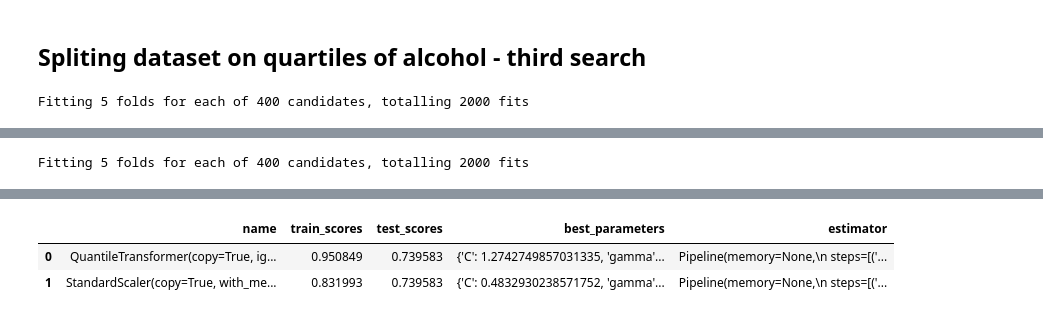
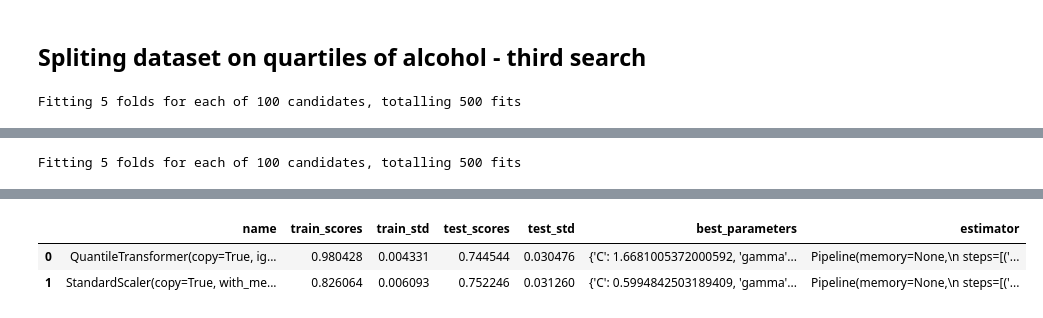
Before and after one commit to pfilo8/Kaggle-Red-Wine-Quality, a Jupyter notebook: Red Wine.ipynb, the cells around one changed output, grey strips where cells are left out. Saved outputs shown, nothing was run; the diff lists cells and outputs as text; code cells hidden in the pictures.

```diff
--- a/Red Wine.ipynb
+++ b/Red Wine.ipynb
@@ -187,7 +189,8 @@ grid_search = GridSearchCV(model,
                            n_jobs = -1,
                            cv = 3,
                            refit = True,
-                           verbose = 1)
+                           verbose = 1,
+                           return_train_score = True)
 # %%
 pipeline = Pipeline(steps = [
     ('scaler', scaler),
@@ -476,12 +393,12 @@ To next analysis we will take MinMaxScaler(-1,1), QuantileTransformer, StandardS
 # %%
-scalers = [MinMaxScaler((-1, 1)), QuantileTransformer(output_distribution = 'uniform'),
+scalers = [MinMaxScaler(), MinMaxScaler((-1, 1)), QuantileTransformer(output_distribution = 'uniform'),
            QuantileTransformer(output_distribution = 'normal'), StandardScaler()]
 
 param_grid = [
   {'C': np.logspace(-2, 2, 20), 'gamma': np.logspace(-2, 2, 20), 'kernel': ['rbf']}
  ]
 
-second_search = find_best_estimator_with_scaler(X_train, X_test, y_train, y_test, param_grid, scalers, cv = 5)
+second_search = find_best_estimator_with_scaler(X_train, y_train, param_grid, scalers, cv = 5)
 
 second_search
 # %% [output]
@@ -579,10 +513,10 @@ plt.show()
 # %% [markdown]
 ## Spliting dataset on quartiles of alcohol - third search
 # %%
-def find_best_estimator_with_quartiles_split(X_train, X_test, y_train, y_test, param_grid, scalers = [None], cv = 3):
+def find_best_estimator_with_quartiles_split(X_train, y_train, param_grid, scalers = [None], cv = 3):
 
-    good_wine_q3 = X_train.loc[wine['good_wine'] == 1, 'alcohol'].quantile(0.85)
-    bad_wine_q1 = X_train.loc[wine['good_wine'] == 0, 'alcohol'].quantile(0.15)
+    good_wine_q3 = X_train.loc[wine['good_wine'] == 1, 'alcohol'].quantile(0.8)
+    bad_wine_q1 = X_train.loc[wine['good_wine'] == 0, 'alcohol'].quantile(0.2)
 
     def predict_quartile(predict_function, sample):
         if sample['alcohol'] > good_wine_q3:
@@ -604,7 +538,9 @@ def find_best_estimator_with_quartiles_split(X_train, X_test, y_train, y_test, p
 
     names = []
     train_scores = []
+    train_scores_std = []
     test_scores = []
+    test_scores_std = []
     best_parameters = []
     estimators = []
 
@@ -617,36 +553,47 @@ def find_best_estimator_with_quartiles_split(X_train, X_test, y_train, y_test, p
                                    n_jobs = -1,
                                    cv = cv,
                                    refit = True,
-                                   verbose = 1)
+                                   verbose = 1,
+                                   return_train_score = True)
 
     for scaler in scalers:
         pipeline = Pipeline(steps = [('scaler', scaler),
                                      ('GridSearch', grid_search_svm)])
         pipeline.fit(Xq_train, yq_train)
-        y_hat_train = predict_quartile_all(pipeline.predict, X_train)
-        y_hat_test = predict_quartile_all(pipeline.predict, X_test)
+
+        best_index = pipeline.named_steps['GridSearch'].best_index_
+        train_score = pipeline.named_steps['GridSearch'].cv_results_['mean_train_score'][best_index]
+        train_score_std = pipeline.named_steps['GridSearch'].cv_results_['std_train_score'][best_index]
+        test_score = pipeline.named_steps['GridSearch'].cv_results_['mean_test_score'][best_index]
+        test_score_std = pipeline.named_steps['GridSearch'].cv_results_['std_test_score'][best_index]
+        best_param = pipeline.named_steps['GridSearch'].best_params_
 
         names.append(scaler)
-        train_scores.append(accuracy_score(y_train, y_hat_train))
-        test_scores.append(accuracy_score(y_test, y_hat_test))
-        best_parameters.append(pipeline.named_steps['GridSearch'].best_params_)
+        train_scores.append(train_score)
+        train_scores_std.append(train_score_std)
+        test_scores.append(test_score)
+        test_scores_std.append(test_score_std)
+        best_parameters.append(best_param)
         estimators.append(pipeline)
 
     results = pd.DataFrame({'name': names,
                             'train_scores': train_scores,
+                            'train_std': train_scores_std,
                             'test_scores': test_scores,
+                            'test_std': test_scores_std,
                             'best_parameters': best_parameters,
                             'estimator': estimators},
-                           columns = ['name', 'train_scores', 'test_scores', 'best_parameters', 'estimator'])
+                           columns = ['name', 'train_scores', 'train_std',
+                                      'test_scores', 'test_std', 'best_parameters', 'estimator'])
     return results
 # %%
 scalers = [QuantileTransformer(output_distribution = 'uniform'), StandardScaler()]
 
 param_grid = [
-  {'C': np.logspace(-2, 2, 20), 'gamma': np.logspace(-2, 2, 20), 'kernel': ['rbf']}
+  {'C': np.logspace(-2, 2, 10), 'gamma': np.logspace(-2, 2, 10), 'kernel': ['rbf']}
  ]
 
-quartile_search = find_best_estimator_with_quartiles_split(X_train, X_test, y_train, y_test, param_grid, scalers, cv = 5)
+quartile_search = find_best_estimator_with_quartiles_split(X_train, y_train, param_grid, scalers, cv = 5)
 quartile_search
 # %% [output]
-Fitting 5 folds for each of 400 candidates, totalling 2000 fits
+Fitting 5 folds for each of 100 candidates, totalling 500 fits
@@ -657 +602 @@ Fitting 5 folds for each of 400 candidates, totalling 2000 fits
-Fitting 5 folds for each of 400 candidates, totalling 2000 fits
+Fitting 5 folds for each of 100 candidates, totalling 500 fits
@@ -662,3 +605,3 @@ Fitting 5 folds for each of 400 candidates, totalling 2000 fits
-|  | name | train_scores | test_scores | best_parameters | estimator |
-| 0 | QuantileTransformer(copy=True, ig... | 0.950849 | 0.739583 | {'C': 1.2742749857031335, 'gamma'... | Pipeline(memory=None,\n steps=[('... |
-| 1 | StandardScaler(copy=True, with_me... | 0.831993 | 0.739583 | {'C': 0.4832930238571752, 'gamma'... | Pipeline(memory=None,\n steps=[('... |
+|  | name | train_scores | train_std | test_scores | test_std | best_parameters | estimator |
+| 0 | QuantileTransformer(copy=True, ig... | 0.980428 | 0.004331 | 0.744544 | 0.030476 | {'C': 1.6681005372000592, 'gamma'... | Pipeline(memory=None,\n steps=[('... |
+| 1 | StandardScaler(copy=True, with_me... | 0.826064 | 0.006093 | 0.752246 | 0.031260 | {'C': 0.5994842503189409, 'gamma'... | Pipeline(memory=None,\n steps=[('... |
```
Also changed, not shown: parts of 49 cells of this notebook.
